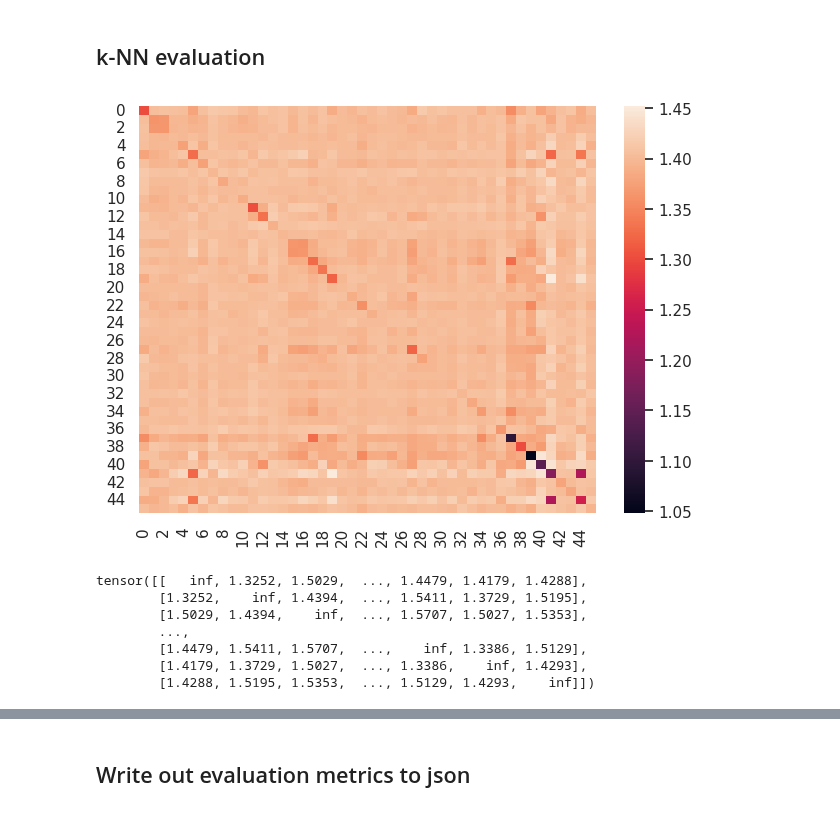
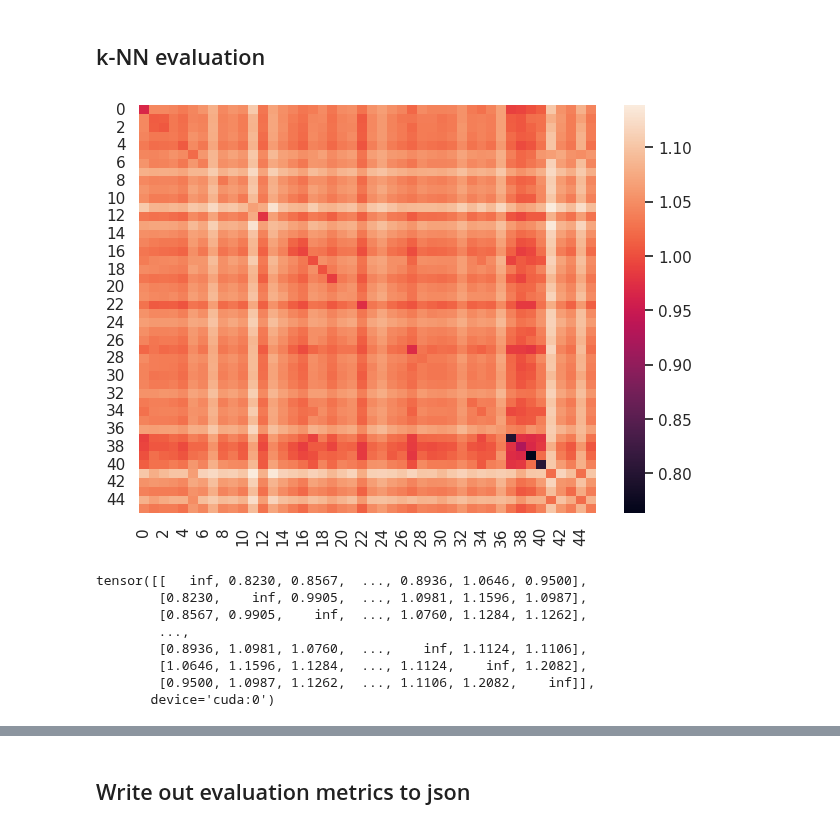
Before and after one commit to yutanagano/tcrlm, a Jupyter notebook: notebooks/benchmark_beta.ipynb, the cells around one changed output, grey strips where cells are left out. Cells and saved outputs as stored; diff of their text form; code cells hidden in the pictures.

```diff
--- a/notebooks/benchmark_beta.ipynb
+++ b/notebooks/benchmark_beta.ipynb
@@ -39,10 +39,10 @@ else:
 # %% [markdown]
 ### Load model
 # %%
-model_save_dir = Path('/home/yutanagano/UCLOneDrive/MBPhD/projects/tcr_embedder/model_saves/AutoContrastive_SimCLoss_CDR3BERT_acp')
+model_save_dir = Path('/home/yutanagano/UCLOneDrive/MBPhD/projects/tcr_embedder/model_saves/EpitopeContrastive_SimCLoss_BetaCDR3BERT_ap')
 with open(model_save_dir/'config.json', 'r') as f:
     config = json.load(f)
-model = modules.AutoContCDR3BERT_acp(
+model = modules.EpContBetaCDR3BERT_ap(
     contrastive_loss_type='SimCLoss',
     **config['model']['config']
 )
@@ -193,25 +193,26 @@ else:
     torch.save(ep_cdist.cpu(), CACHE_DIR/'ep_cdist.pt')
 # %%
 avg_dist_in_group = torch.nn.functional.avg_pool2d(ep_cdist.unsqueeze(0),100).squeeze(0)
-scaling_factor = torch.ones(46,46).fill_diagonal_(100/99)
+scaling_factor = torch.ones(46,46).fill_diagonal_(100/99).to(device)
 avg_dist_in_group *= scaling_factor
 
-c_dist_map = seaborn.heatmap(avg_dist_in_group)
+c_dist_map = seaborn.heatmap(avg_dist_in_group.cpu())
 plt.tight_layout()
 plt.savefig(BENCHMARK_DIR/'cdists.png')
 plt.show()
 # %% [output]
-[figure, old version]
+[figure, new version]
 # %%
 ep_cdist.fill_diagonal_(torch.inf)
 # %% [output]
-tensor([[   inf, 1.3252, 1.5029,  ..., 1.4479, 1.4179, 1.4288],
-        [1.3252,    inf, 1.4394,  ..., 1.5411, 1.3729, 1.5195],
-        [1.5029, 1.4394,    inf,  ..., 1.5707, 1.5027, 1.5353],
+tensor([[   inf, 0.8230, 0.8567,  ..., 0.8936, 1.0646, 0.9500],
+        [0.8230,    inf, 0.9905,  ..., 1.0981, 1.1596, 1.0987],
+        [0.8567, 0.9905,    inf,  ..., 1.0760, 1.1284, 1.1262],
         ...,
-        [1.4479, 1.5411, 1.5707,  ...,    inf, 1.3386, 1.5129],
-        [1.4179, 1.3729, 1.5027,  ..., 1.3386,    inf, 1.4293],
-        [1.4288, 1.5195, 1.5353,  ..., 1.5129, 1.4293,    inf]])
+        [0.8936, 1.0981, 1.0760,  ...,    inf, 1.1124, 1.1106],
+        [1.0646, 1.1596, 1.1284,  ..., 1.1124,    inf, 1.2082],
+        [0.9500, 1.0987, 1.1262,  ..., 1.1106, 1.2082,    inf]],
+       device='cuda:0')
 # %%
 knn_scores = dict()
 
```
Also changed, not shown: parts of 8 cells of this notebook, 1 other file.
